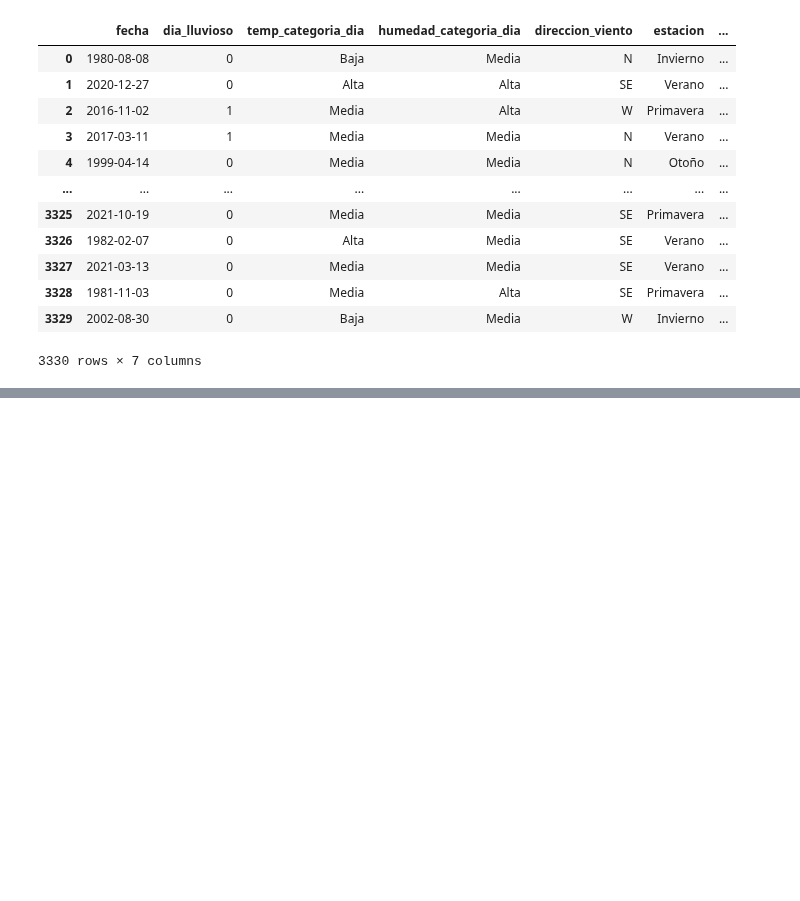
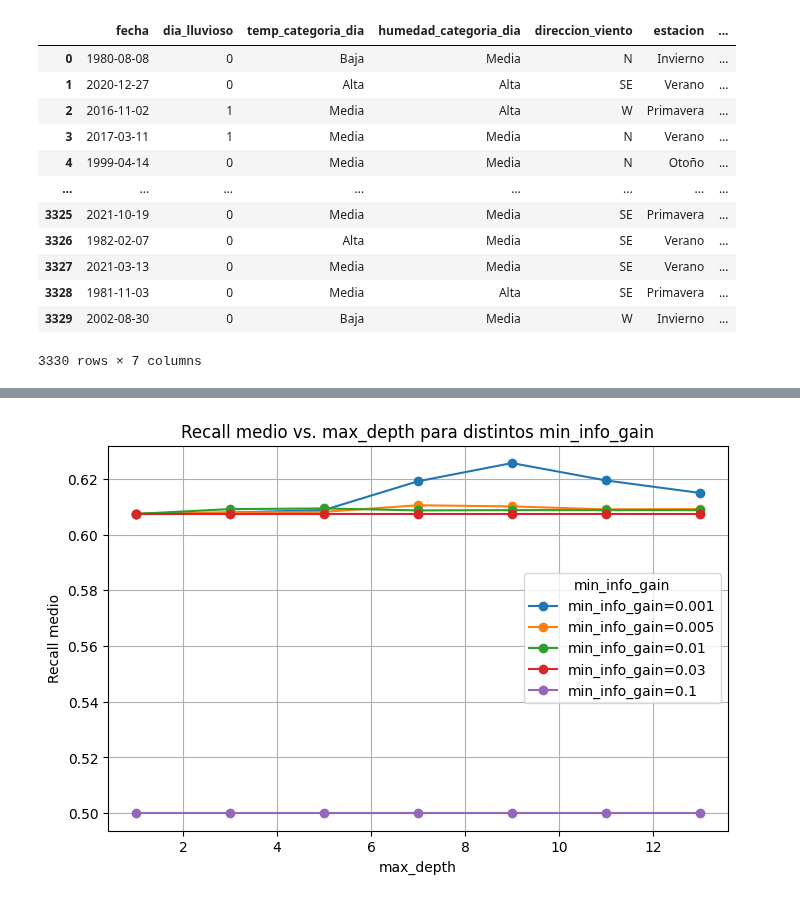
Before and after one commit to facuguisande/AA25, a Jupyter notebook: tarea.ipynb, the cells around one changed output, grey strips where cells are left out. Cells and saved outputs as stored; diff of their text form; code cells hidden in the pictures; blank space fills up the shorter version.

```diff
--- a/tarea.ipynb
+++ b/tarea.ipynb
@@ -766,0 +857,16 @@ prueba_final_m1_df
+# %%
+import matplotlib.pyplot as plt
+
+plt.figure(figsize=(8,5))
+for mig in sorted(cv_results_df['main_info_gain'].unique()):
+    subset = cv_results_df[cv_results_df['main_info_gain'] == mig]
+    plt.plot(subset['max_depth'], subset['mean_recall'], marker='o', label=f'min_info_gain={mig}')
+
+plt.xlabel('max_depth')
+plt.ylabel('Recall medio')
+plt.title('Recall medio vs. max_depth para distintos min_info_gain')
+plt.legend(title='min_info_gain')
+plt.grid(True)
+plt.show()
+# %% [output]
+[figure, added]
```
Also changed, not shown: parts of 14 cells of this notebook, 3 other files.
